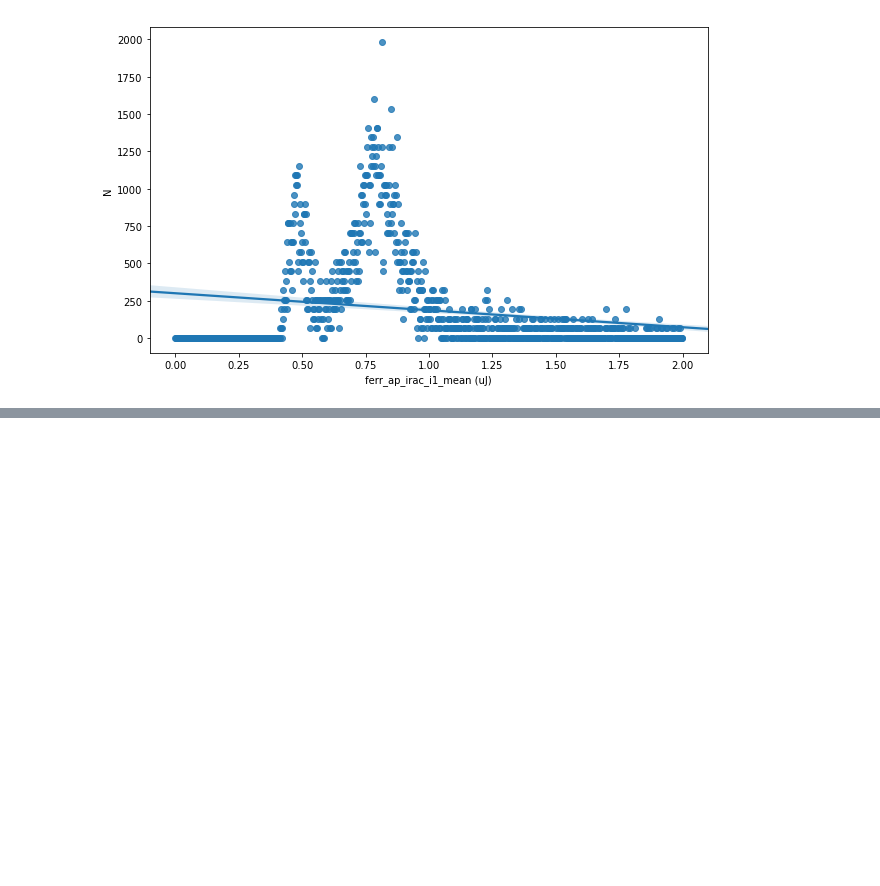
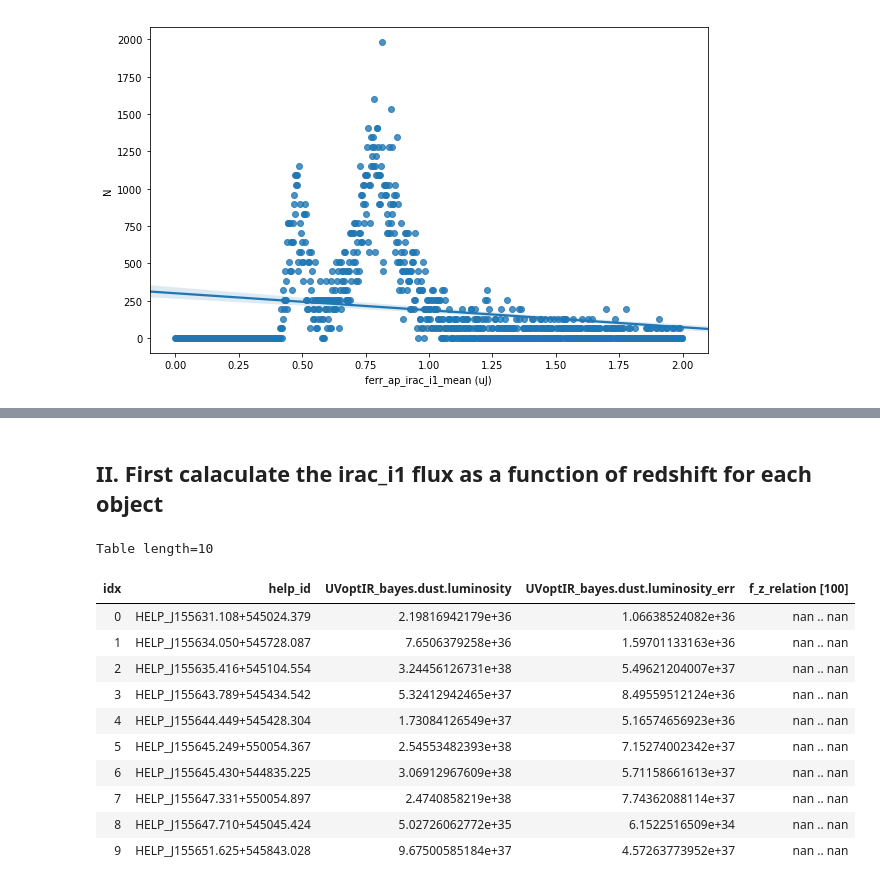
Before and after one commit to raphaelshirley/LuminosityFunction, a Jupyter notebook: 1_luminosity_function.ipynb, the cells around one changed output, grey strips where cells are left out. Cells and saved outputs as stored; diff of their text form; code cells hidden in the pictures; blank space fills up the shorter version.

```diff
--- a/1_luminosity_function.ipynb
+++ b/1_luminosity_function.ipynb
@@ -122,0 +110,4 @@ SyntaxError: invalid syntax (<ipython-input-16-580ee793f489>, line 1)
+# %%
+Vmax = Table.read(DMU_DIR + 'dmu28/dmu28_ELAIS-N1/data/zphot/HELP_final_results.fits')#['id']
+Vmax['id'].name = 'help_id'
+Vmax = Vmax['help_id','UVoptIR_bayes.dust.luminosity', 'UVoptIR_bayes.dust.luminosity_err']
@@ -122,0 +129,26 @@ SyntaxError: invalid syntax (<ipython-input-16-580ee793f489>, line 1)
+# %% [markdown]
+## II. First calaculate the irac_i1 flux as a function of redshift for each object
+# %%
+#linearly spaced z - should this be logspace?
+redshifts = np.linspace(0, 4, 100)
+Vmax.add_column(Column(data=np.full((len(Vmax), len(redshifts)),
+                                    np.full(len(redshifts), np.nan)
+                                   ) ,
+                       name='f_z_relation'
+                      )
+               )
+# %%
+Vmax[:10].show_in_notebook()
+# %% [output]
+Table length=10
+| idx | help_id | UVoptIR_bayes.dust.luminosity | UVoptIR_bayes.dust.luminosity_err | f_z_relation [100] |
+| 0 | HELP_J155631.108+545024.379 | 2.19816942179e+36 | 1.06638524082e+36 | nan .. nan |
+| 1 | HELP_J155634.050+545728.087 | 7.6506379258e+36 | 1.59701133163e+36 | nan .. nan |
+| 2 | HELP_J155635.416+545104.554 | 3.24456126731e+38 | 5.49621204007e+37 | nan .. nan |
+| 3 | HELP_J155643.789+545434.542 | 5.32412942465e+37 | 8.49559512124e+36 | nan .. nan |
+| 4 | HELP_J155644.449+545428.304 | 1.73084126549e+37 | 5.16574656923e+36 | nan .. nan |
+| 5 | HELP_J155645.249+550054.367 | 2.54553482393e+38 | 7.15274002342e+37 | nan .. nan |
+| 6 | HELP_J155645.430+544835.225 | 3.06912967609e+38 | 5.71158661613e+37 | nan .. nan |
+| 7 | HELP_J155647.331+550054.897 | 2.4740858219e+38 | 7.74362088114e+37 | nan .. nan |
+| 8 | HELP_J155647.710+545045.424 | 5.02726062772e+35 | 6.1522516509e+34 | nan .. nan |
+| 9 | HELP_J155651.625+545843.028 | 9.67500585184e+37 | 4.57263773952e+37 | nan .. nan |
```
Also changed, not shown: parts of 23 cells of this notebook.
